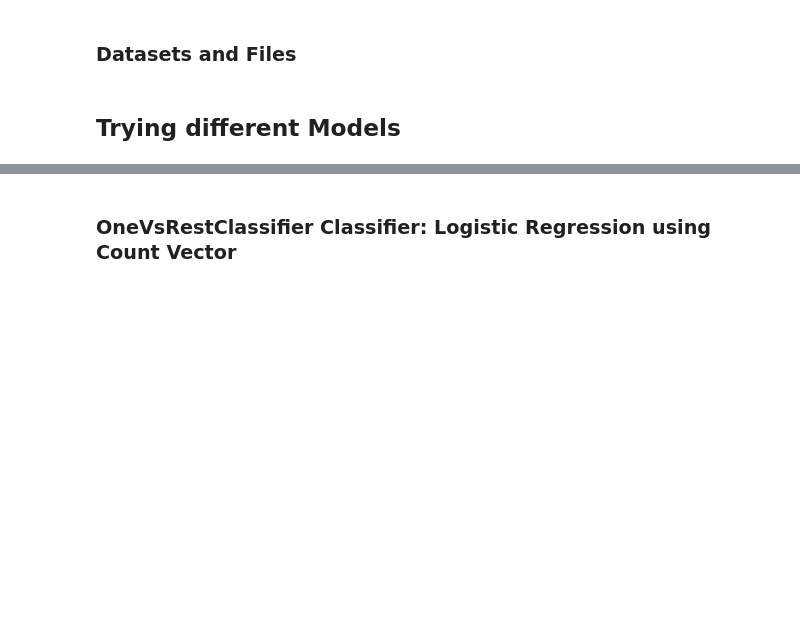
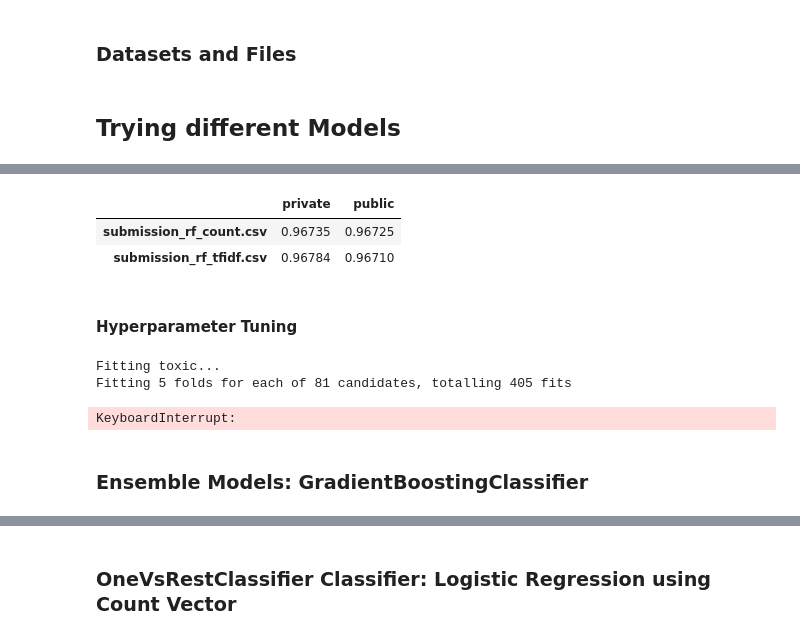
Before and after one commit to francheska-vicente/stintsy-project, a Jupyter notebook: ToxicComment_S13_Group8_Supplementary.ipynb, the cells around one changed output, grey strips where cells are left out. Saved outputs shown, nothing was run; the diff lists cells and outputs as text; code cells hidden in the pictures; blank space fills up the shorter version.

```diff
--- a/ToxicComment_S13_Group8_Supplementary.ipynb
+++ b/ToxicComment_S13_Group8_Supplementary.ipynb
@@ -146,0 +187,11 @@ parameters_lr = [
+# %%
+pd.DataFrame(
+    data={'private': [0.96735, 0.96784], 'public': [0.96725, 0.96710]},
+    index=['submission_rf_count.csv', 'submission_rf_tfidf.csv']
+)
+# %% [output]
+|  | private | public |
+| submission_rf_count.csv | 0.96735 | 0.96725 |
+| submission_rf_tfidf.csv | 0.96784 | 0.96710 |
+# %% [markdown]
+#### Hyperparameter Tuning
@@ -146,0 +205,21 @@ parameters_lr = [
+# %%
+predictions_rf_count_tuned = np.zeros((len(test), len(classes)))
+predictions_rf_tfidf_tuned = np.zeros((len(test), len(classes)))
+
+for i in range(6):
+    print('Fitting', classes[i] + '...')
+    rf_tuned = GridSearchCV(RandomForestClassifier(n_jobs=-1), parameters_rf, scoring='accuracy', verbose=1)
+
+    rf_tuned.fit(count_train, y_train[classes[i]])
+    print('Count Vectors:', compute_accuracy(rf_tuned.predict(count_train), y_train[classes[i]]))
+    predictions_rf_count_tuned[:,i] = rf_tuned.predict_proba(count_test)[:,1]
+    print(rf_tuned.best_params_, rf_tuned.best_score_)
+
+    rf_tuned.fit(tf_idf_train, y_train[classes[i]])
+    print('TF-IDF Vectors:', compute_accuracy(rf_tuned.predict(tfidf_train), y_train[classes[i]]))
+    predictions_rf_tfidf_tuned[:,i] = rf_tuned.predict_proba(tfidf_test)[:,1]
+    print(rf_tuned.best_params_, rf_tuned.best_score_)
+# %% [output]
+Fitting toxic...
+Fitting 5 folds for each of 81 candidates, totalling 405 fits
+KeyboardInterrupt:
@@ -146,0 +229,2 @@ parameters_lr = [
+# %% [markdown]
+### Ensemble Models: GradientBoostingClassifier
```
Also changed, not shown: parts of 40 cells of this notebook.
